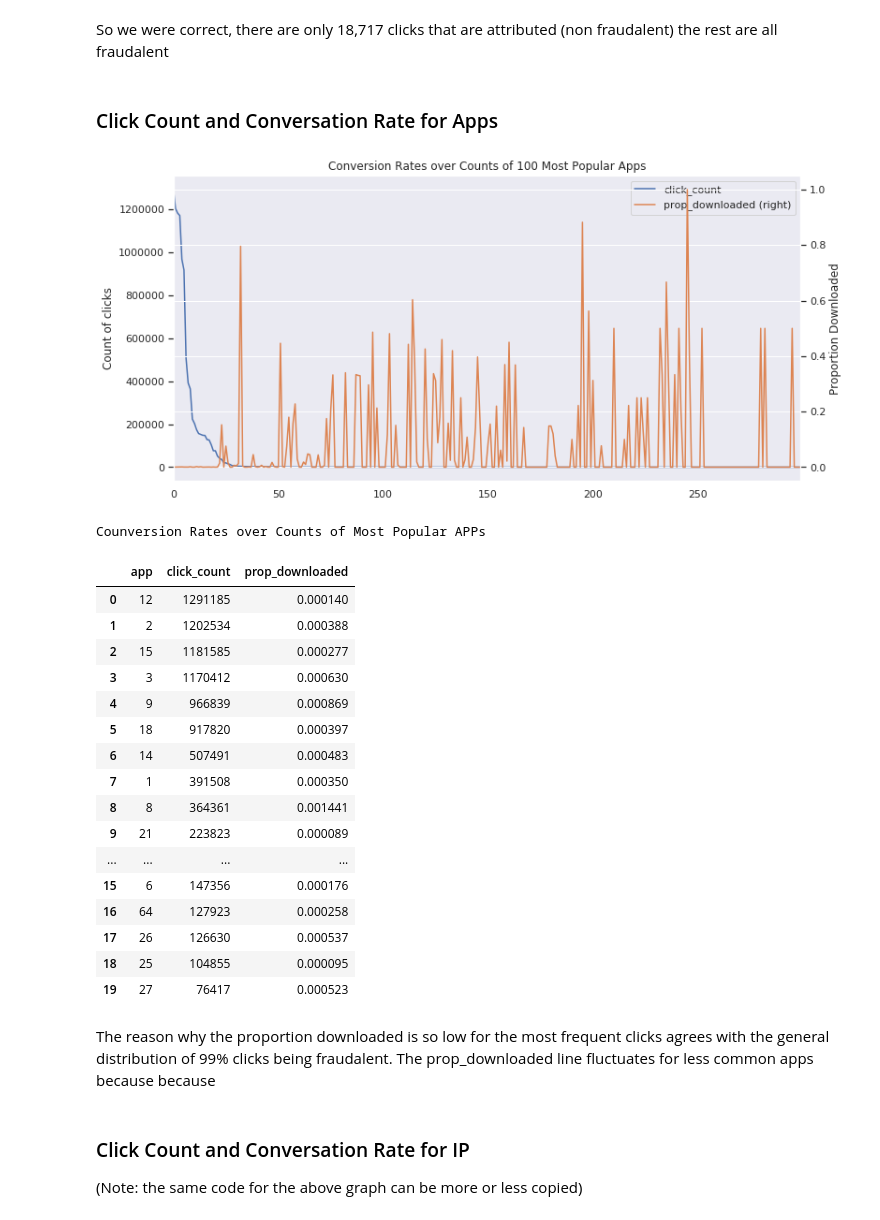
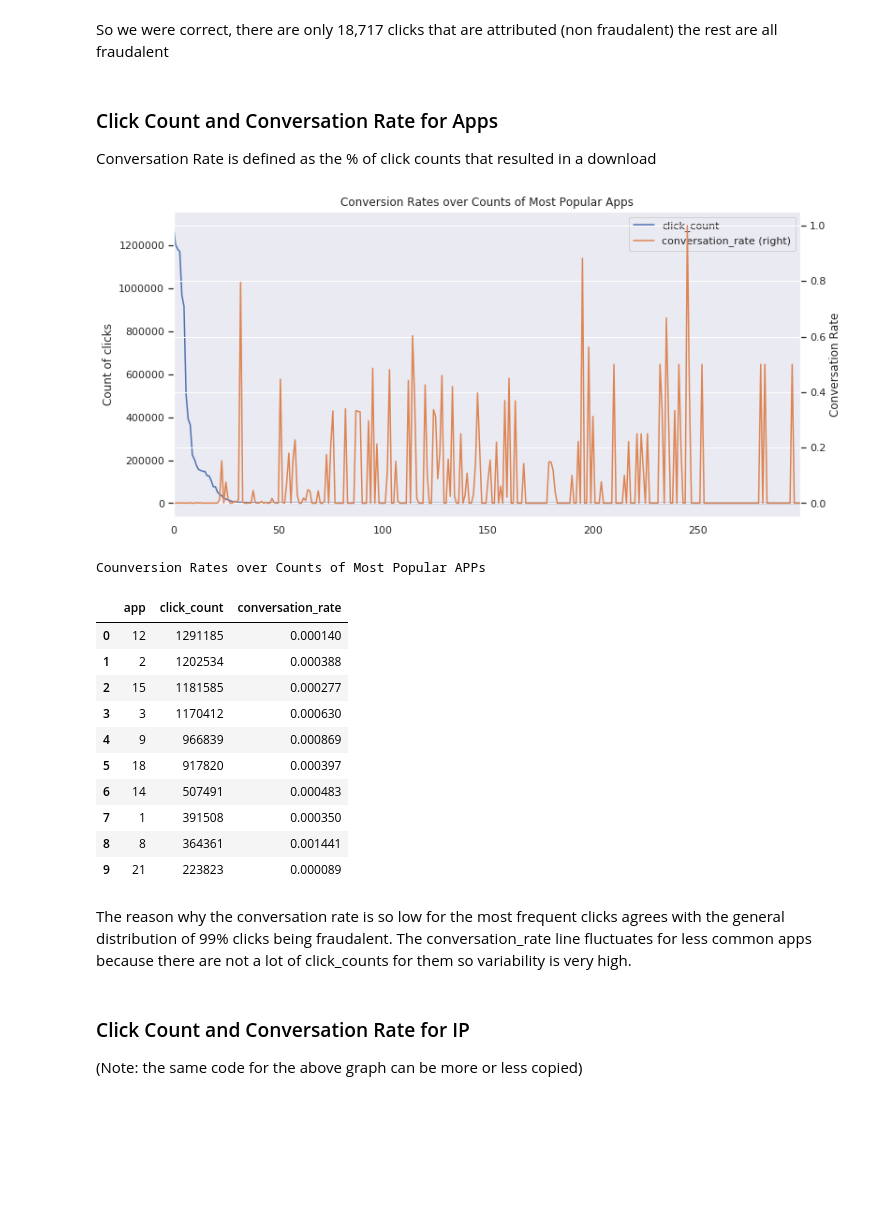
Before and after one commit to catherinelee274/fraud_detection, a Jupyter notebook: eda.ipynb, the cells around one changed output. Saved outputs shown, nothing was run; the diff lists cells and outputs as text; code cells hidden in the pictures; blank space fills up the shorter version.

```diff
--- a/eda.ipynb
+++ b/eda.ipynb
@@ -79,3 +79,7 @@ data.describe()
 | last | NaN | NaN | NaN | NaN | NaN | 2017-11-07 00:12:03 | 2017-11-07 15:59:53 | NaN |
 # %% [markdown]
 Let's look at the distribution of '1's and '0's for is_attributed column
+# %%
+class_counts = data.groupby('is_attributed').size()
+sns.set(style="darkgrid")
+ax = sns.countplot(x="is_attributed", data=data)
@@ -102,27 +110,27 @@ for feature in features:
     mdata[feature] = mdata[feature].astype("int64")
 # %% [markdown]
 ### Click Count and Conversation Rate for Apps
+
+Conversation Rate is defined as the % of click counts that resulted in a download
 # %%
-# Just for practice, let's plot a bar plot on the frequencies of the most frequent app
-
 # grouping by mean produces the conversation rate because values are 1 and 0
 conversation_rate = mdata[['app', 'is_attributed']].groupby('app', as_index=False).mean().sort_values('is_attributed', ascending=False)
 counts = mdata[['app', 'is_attributed']].groupby('app', as_index=False).count().sort_values('is_attributed', ascending=False)
 merge = counts.merge(conversation_rate, on='app', how='left')
-merge.columns = ['app', 'click_count', 'prop_downloaded']
+merge.columns = ['app', 'click_count', 'conversation_rate']
 
-ax = merge[:300].plot(y=["click_count","prop_downloaded"],secondary_y='prop_downloaded')
-plt.title('Conversion Rates over Counts of 100 Most Popular Apps')
+ax = merge[:300].plot(y=["click_count","conversation_rate"],secondary_y='conversation_rate')
+plt.title('Conversion Rates over Counts of Most Popular Apps')
 ax.set(ylabel='Count of clicks')
-plt.ylabel('Proportion Downloaded')
+plt.ylabel('Conversation Rate')
 plt.show()
 
 print('Counversion Rates over Counts of Most Popular APPs')
 merge.head(10)
 # %% [output]
-[figure, old version]
+[figure, new version]
 Counversion Rates over Counts of Most Popular APPs
-|  | app | click_count | prop_downloaded |
+|  | app | click_count | conversation_rate |
 | 0 | 12 | 1291185 | 0.000140 |
 | 1 | 2 | 1202534 | 0.000388 |
 | 2 | 15 | 1181585 | 0.000277 |
@@ -133,14 +141,8 @@ Counversion Rates over Counts of Most Popular APPs
 | 7 | 1 | 391508 | 0.000350 |
 | 8 | 8 | 364361 | 0.001441 |
 | 9 | 21 | 223823 | 0.000089 |
-| ... | ... | ... | ... |
-| 15 | 6 | 147356 | 0.000176 |
-| 16 | 64 | 127923 | 0.000258 |
-| 17 | 26 | 126630 | 0.000537 |
-| 18 | 25 | 104855 | 0.000095 |
-| 19 | 27 | 76417 | 0.000523 |
 # %% [markdown]
-The reason why the proportion downloaded is so low for the most frequent clicks agrees with the general distribution of 99% clicks being fraudalent.  The prop_downloaded line fluctuates for less common apps because because
+The reason why the conversation rate is so low for the most frequent clicks agrees with the general distribution of 99% clicks being fraudalent.  The conversation_rate line fluctuates for less common apps because there are not a lot of click_counts for them so variability is very high.
 # %% [markdown]
 ### Click Count and Conversation Rate for IP
 (Note: the same code for the above graph can be more or less copied)
```
Also changed, not shown: parts of 10 cells of this notebook.
